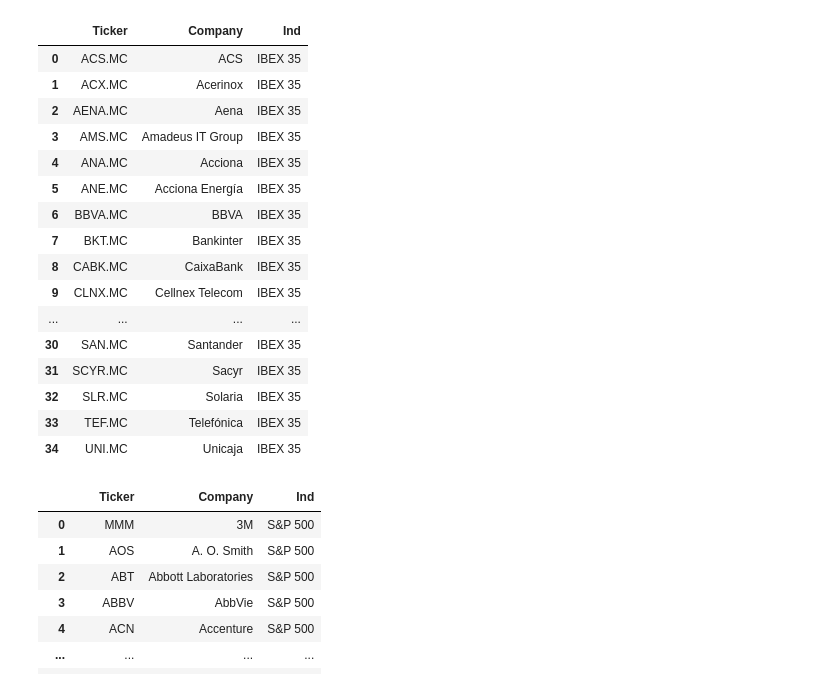
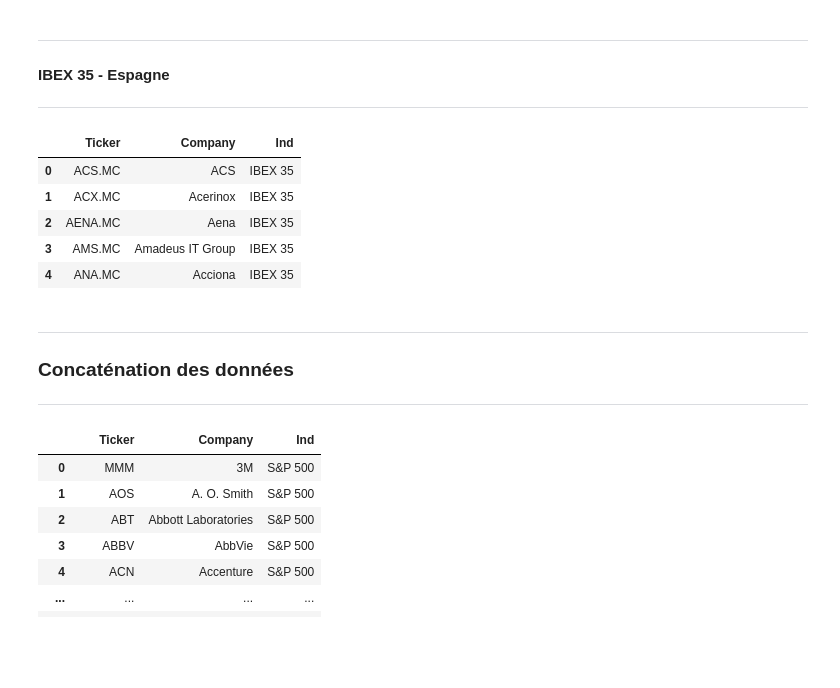
Before and after one commit to Gabriel-PEZ/Pi.Squared.Trading, a Jupyter notebook: Data/data.ipynb, the cells around one changed output. Drawn from its saved outputs; the diff is of its cells as text; code cells hidden in the pictures; blank space fills up the shorter version.

```diff
--- a/Data/data.ipynb
+++ b/Data/data.ipynb
@@ -136,30 +109,26 @@ df_ftse100
+# %% [markdown]
+---
+#### IBEX 35 - Espagne
+---
 # %%
 # On fait de même pour l'indice IBEX 35
-
 url_ibex35 = "https://en.wikipedia.org/wiki/IBEX_35"
 df_ibex35 = dgf.obtenir_liste_entreprises(url_ibex35, 'IBEX 35')
 
 df_ibex35 = dgf.nettoyage_ibex35(df_ibex35)
 
-df_ibex35
+df_ibex35.head()
 # %% [output]
 |  | Ticker | Company | Ind |
 | 0 | ACS.MC | ACS | IBEX 35 |
 | 1 | ACX.MC | Acerinox | IBEX 35 |
 | 2 | AENA.MC | Aena | IBEX 35 |
 | 3 | AMS.MC | Amadeus IT Group | IBEX 35 |
 | 4 | ANA.MC | Acciona | IBEX 35 |
-| 5 | ANE.MC | Acciona Energía | IBEX 35 |
-| 6 | BBVA.MC | BBVA | IBEX 35 |
-| 7 | BKT.MC | Bankinter | IBEX 35 |
-| 8 | CABK.MC | CaixaBank | IBEX 35 |
-| 9 | CLNX.MC | Cellnex Telecom | IBEX 35 |
-| ... | ... | ... | ... |
-| 30 | SAN.MC | Santander | IBEX 35 |
-| 31 | SCYR.MC | Sacyr | IBEX 35 |
-| 32 | SLR.MC | Solaria | IBEX 35 |
-| 33 | TEF.MC | Telefónica | IBEX 35 |
-| 34 | UNI.MC | Unicaja | IBEX 35 |
+# %% [markdown]
+---
+### Concaténation des données
+---
 # %%
 data_pisquared = pd.concat(
     [df_snp500, df_cac40, df_dax, df_ftsemib, df_ftse100, df_ibex35],
```
Also changed, not shown: parts of 18 cells of this notebook, 2 other files.
